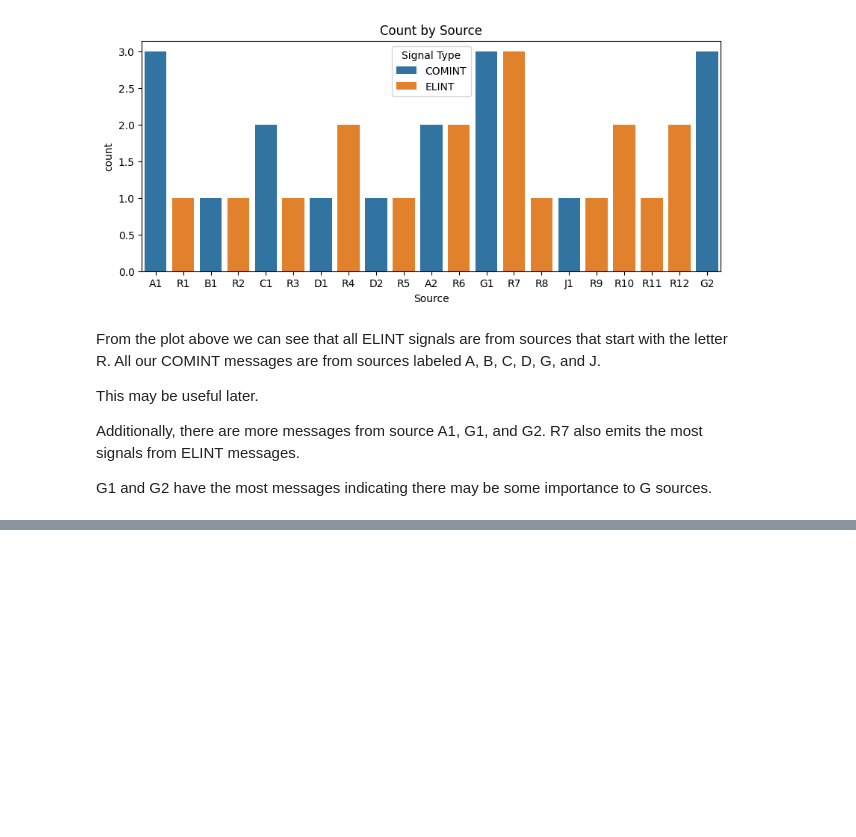
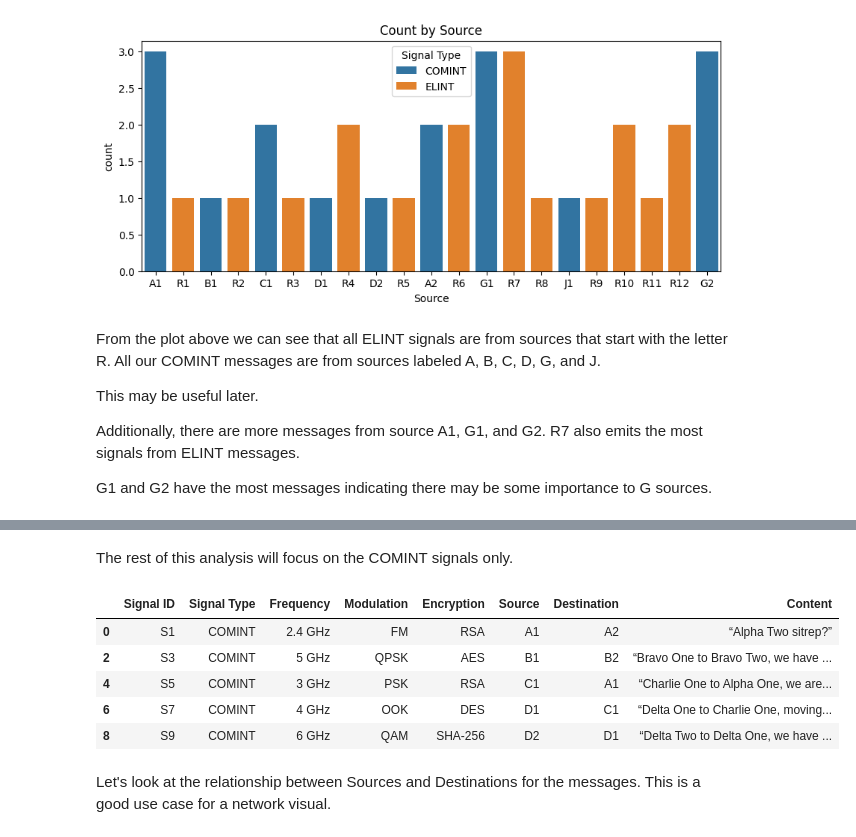
Before and after one commit to ggsmith842/sigint-analysis, a Jupyter notebook: initial_analysis.ipynb, the cells around one changed output, grey strips where cells are left out. Drawn from its saved outputs; the diff is of its cells as text; code cells hidden in the pictures; blank space fills up the shorter version.

```diff
--- a/initial_analysis.ipynb
+++ b/initial_analysis.ipynb
@@ -110,0 +167,15 @@ G1 and G2 have the most messages indicating there may be some importance to G so
+# %% [markdown]
+The rest of this analysis will focus on the COMINT signals only.
+# %%
+#create dataframe without radar noise
+comint_df = df[df['Signal Type'] == 'COMINT']
+comint_df.head()
+# %% [output]
+|  | Signal ID | Signal Type | Frequency | Modulation | Encryption | Source | Destination | Content |
+| 0 | S1 | COMINT | 2.4 GHz | FM | RSA | A1 | A2 | “Alpha Two sitrep?” |
+| 2 | S3 | COMINT | 5 GHz | QPSK | AES | B1 | B2 | “Bravo One to Bravo Two, we have ... |
+| 4 | S5 | COMINT | 3 GHz | PSK | RSA | C1 | A1 | “Charlie One to Alpha One, we are... |
+| 6 | S7 | COMINT | 4 GHz | OOK | DES | D1 | C1 | “Delta One to Charlie One, moving... |
+| 8 | S9 | COMINT | 6 GHz | QAM | SHA-256 | D2 | D1 | “Delta Two to Delta One, we have ... |
+# %% [markdown]
+Let's look at the relationship between Sources and Destinations for the messages. This is a good use case for a network visual.
```
Also changed, not shown: parts of 11 cells of this notebook.
